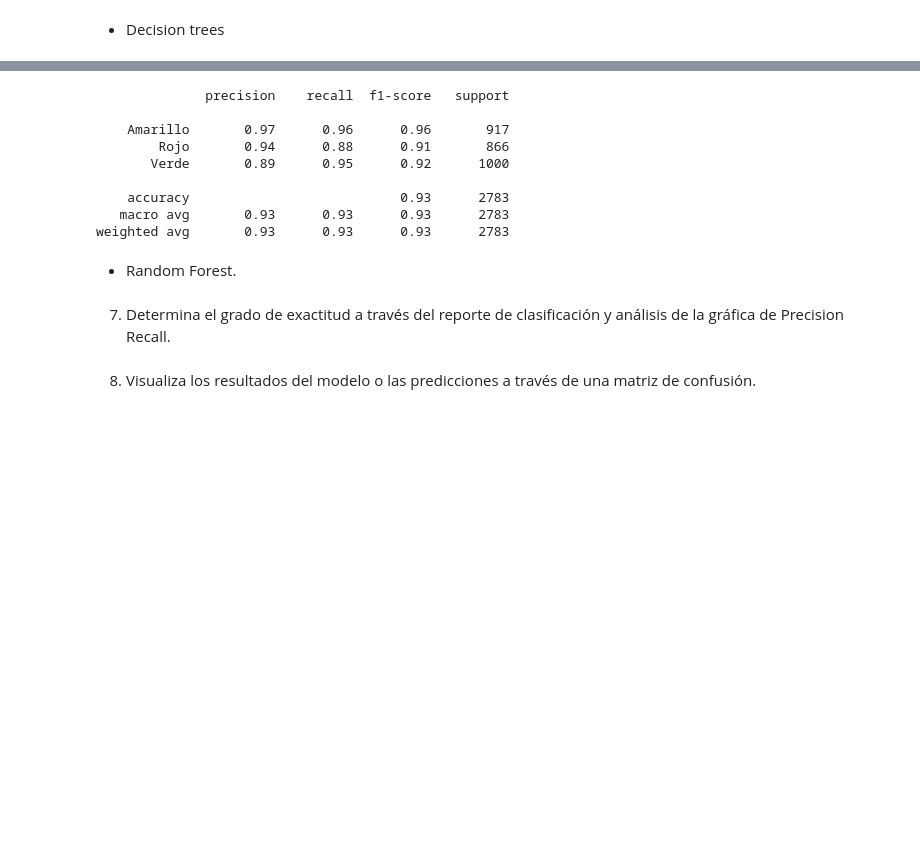
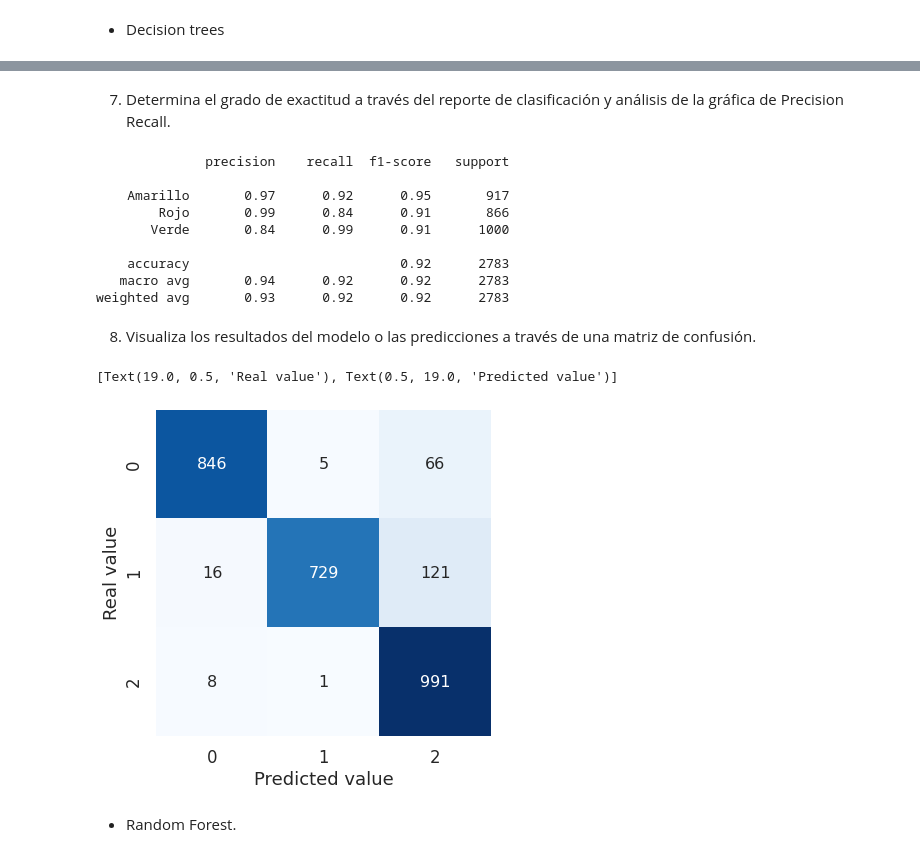
Before and after one commit to PosgradoMNA/actividades-del-projecto-equipo-35, a Jupyter notebook: Reto/Reto_Entrega_2.ipynb, the cells around one changed output, grey strips where cells are left out. Saved outputs shown, nothing was run; the diff lists cells and outputs as text; code cells hidden in the pictures; blank space fills up the shorter version.

```diff
--- a/Reto/Reto_Entrega_2.ipynb
+++ b/Reto/Reto_Entrega_2.ipynb
@@ -789,7 +789,8 @@ X_train, X_val, y_train, y_val = train_test_split(X, y, test_size=0.80, random_s
 
 - Decision trees
 # %%
-tree = DecisionTreeClassifier()
+tree = DecisionTreeClassifier(min_samples_leaf=10, max_depth=8, min_samples_split=50)
+
 
 tree.fit(X_train, y_train)
 # %% [output]
@@ -834,18 +846,30 @@ graph
+# %% [markdown]
+7. Determina el grado de exactitud a través del reporte de clasificación y análisis de la gráfica de Precision Recall.
 # %%
 print(classification_report(y_val, validation_prediction))
 # %% [output]
               precision    recall  f1-score   support
 
-    Amarillo       0.97      0.96      0.96       917
-        Rojo       0.94      0.88      0.91       866
-       Verde       0.89      0.95      0.92      1000
+    Amarillo       0.97      0.92      0.95       917
+        Rojo       0.99      0.84      0.91       866
+       Verde       0.84      0.99      0.91      1000
 
-    accuracy                           0.93      2783
-   macro avg       0.93      0.93      0.93      2783
-weighted avg       0.93      0.93      0.93      2783
+    accuracy                           0.92      2783
+   macro avg       0.94      0.92      0.92      2783
+weighted avg       0.93      0.92      0.92      2783
+# %% [markdown]
+8. Visualiza los resultados del modelo o las predicciones a través de una matriz de confusión.
+# %%
+con_mat = confusion_matrix(y_val, validation_prediction)
+con_mat = pd.DataFrame(con_mat, range(3), range(3))
+
+    #Ploting the confusion matrix
+plt.figure(figsize=(6,6))
+sns.set(font_scale=1.5)
+s= sns.heatmap(con_mat, annot=True, annot_kws={"size": 16}, fmt='g', cmap='Blues', cbar=False)
+s.set(xlabel='Predicted value', ylabel='Real value')
+# %% [output]
+[Text(19.0, 0.5, 'Real value'), Text(0.5, 19.0, 'Predicted value')]
+[figure, added]
 # %% [markdown]
 - Random Forest.
-# %% [markdown]
-7. Determina el grado de exactitud a través del reporte de clasificación y análisis de la gráfica de Precision Recall.
-# %% [markdown]
-8. Visualiza los resultados del modelo o las predicciones a través de una matriz de confusión.
```
Also changed, not shown: parts of 5 cells of this notebook.
